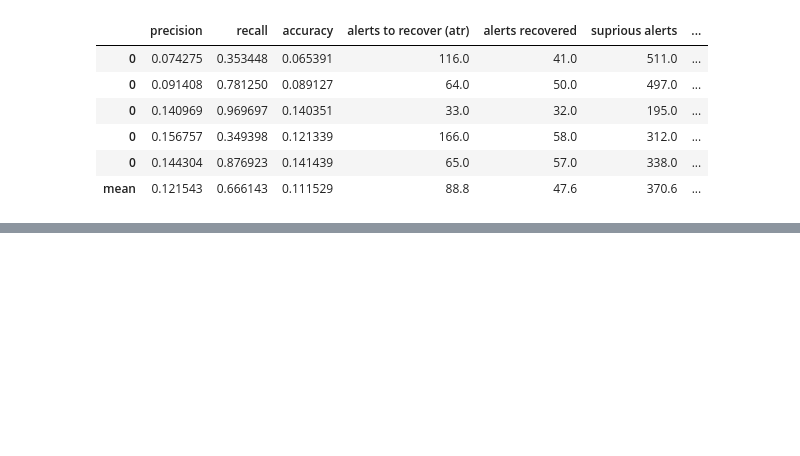
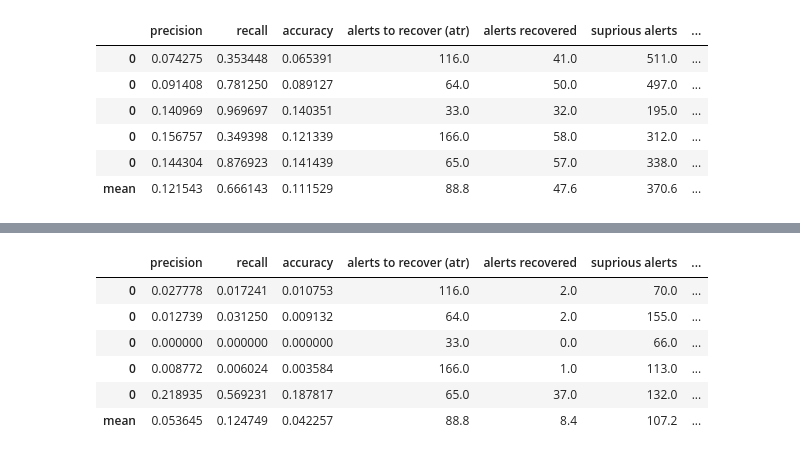
Before and after one commit to thepalbi/tsm-pipeline, a Jupyter notebook: code/notebooks/baseline-nosql.ipynb, the cells around one changed output, grey strips where cells are left out. Saved outputs shown, nothing was run; the diff lists cells and outputs as text; code cells hidden in the pictures; blank space fills up the shorter version.

```diff
--- a/code/notebooks/baseline-nosql.ipynb
+++ b/code/notebooks/baseline-nosql.ipynb
@@ -670,0 +675,18 @@ with open("nosql_200_results.csv", "w") as f:
+# %%
+for i, (train_index, test_index) in enumerate(splits):
+    print("Fold %d" % (i))
+    res_dir = "%s%d" % (base_results_dir, i)
+    train_split = np.take(nosql_200_sample, train_index)
+    test_split = np.take(nosql_200_sample, test_index)
+
+    scores = train_and_evaluate(
+        config=config,
+        results_dir=res_dir,
+        query_type="nosql",
+        train=train_split.tolist(),
+        test=test_split.tolist(),
+        docker_client=docker_client,
+        skip=["train"]
+    )
+    print(scores)
+print("done")
@@ -670,0 +816,21 @@ with open("nosql_200_results.csv", "w") as f:
+# %%
+from scripts.calculate_scores import calculate_scores_df
+collected_results = []
+for i in range(5):
+    df = calculate_scores_df("%s%d" % (base_results_dir, i), cleanup_base_dir="tmp")
+    collected_results.append(df)
+# %%
+import pandas as pd
+
+concated_results = pd.concat(collected_results)
+concated_results = pd.concat([concated_results, concated_results.apply(['mean'])])
+concated_results['name'] = [f'fold {i}' for i in range(5)] + ['mean']
+concated_results
+# %% [output]
+|  | precision | recall | accuracy | alerts to recover (atr) | alerts recovered | suprious alerts | ... |
+| 0 | 0.027778 | 0.017241 | 0.010753 | 116.0 | 2.0 | 70.0 | ... |
+| 0 | 0.012739 | 0.031250 | 0.009132 | 64.0 | 2.0 | 155.0 | ... |
+| 0 | 0.000000 | 0.000000 | 0.000000 | 33.0 | 0.0 | 66.0 | ... |
+| 0 | 0.008772 | 0.006024 | 0.003584 | 166.0 | 1.0 | 113.0 | ... |
+| 0 | 0.218935 | 0.569231 | 0.187817 | 65.0 | 37.0 | 132.0 | ... |
+| mean | 0.053645 | 0.124749 | 0.042257 | 88.8 | 8.4 | 107.2 | ... |
```
Also changed, not shown: parts of 19 cells of this notebook, 3 other files.
